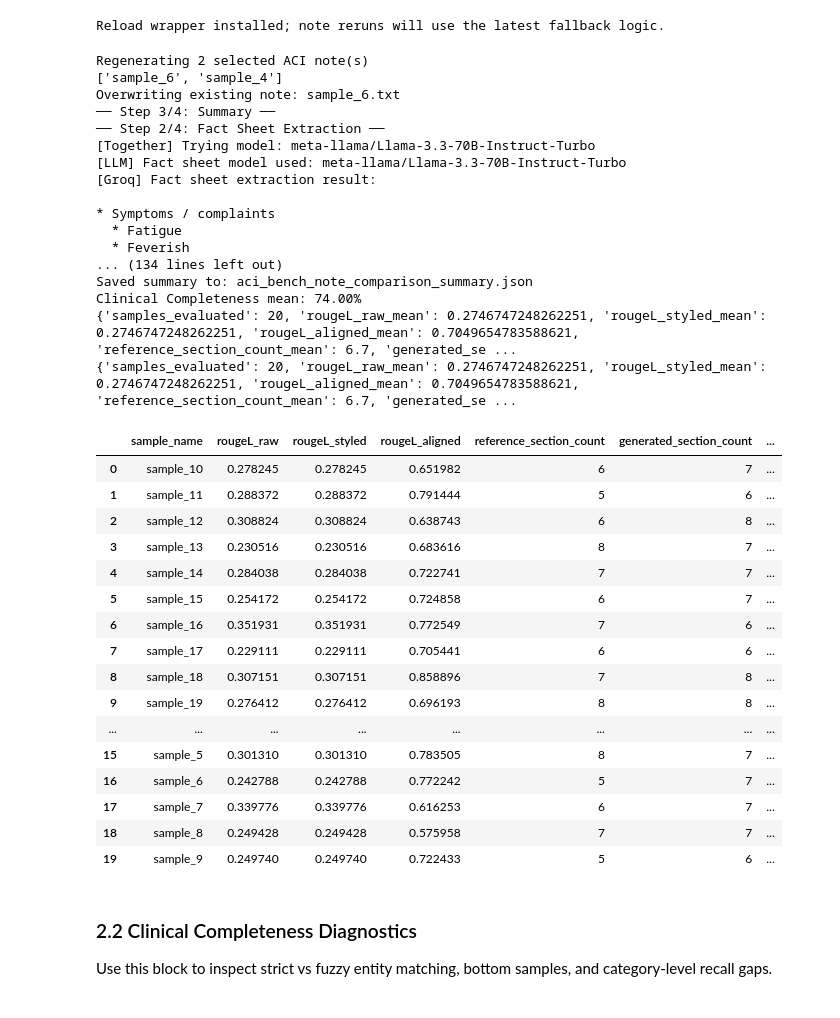
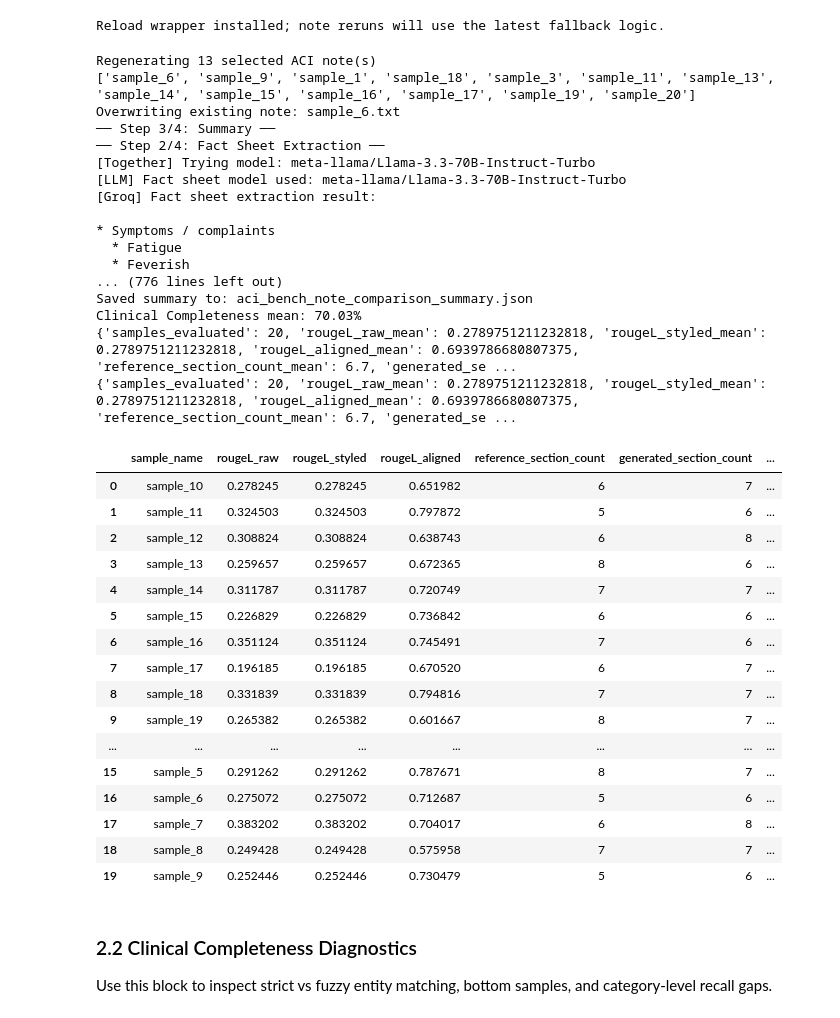
Before and after one commit to Advanced-Software-Technology-course/NLP-for-medical-records, a Jupyter notebook: evaluation/evaluation.ipynb, the cells around one changed output. Saved outputs shown, nothing was run; the diff lists cells and outputs as text; code cells hidden in the pictures.

```diff
--- a/evaluation/evaluation.ipynb
+++ b/evaluation/evaluation.ipynb
@@ -759,7 +1093,7 @@ Reload wrapper installed; note reruns will use the latest fallback logic.
 # %%
 # Regenerate only the notes listed here. Use an empty list to regenerate everything.
 # Entries can be note filenames such as sample_19.txt or sample_19_generated.txt.
-NOTE_FILES_TO_REGENERATE = ["sample_6.txt", "sample_4.txt"]
+NOTE_FILES_TO_REGENERATE = ["sample_6.txt", "sample_9.txt", "sample_1.txt", "sample_18.txt", "sample_3.txt", "sample_11.txt", "sample_13.txt", "sample_14.txt", "sample_15.txt", "sample_16.txt", "sample_17.txt", "sample_19.txt", "sample_20.txt"]
 
 def _note_entry_to_sample_name(entry):
     value = str(entry or '').strip()
@@ -778,54 +1112,54 @@ sample_names = [
     _note_entry_to_sample_name(entry)
     for entry in NOTE_FILES_TO_REGENERATE
     if _note_entry_to_sample_name(entry)
 ]
 
 if sample_names:
     print(f'Regenerating {len(sample_names)} selected ACI note(s)')
 else:
     print('NOTE_FILES_TO_REGENERATE is empty; regenerating all available ACI notes')
 
 print(sample_names if sample_names else 'all notes')
 
 generate_notes_for_samples(sample_names=sample_names or None, use_rag=False)
 results_df, summary = evaluate_aci_bench()
 print(summary)
 results_df
 # %% [output]
-Regenerating 2 selected ACI note(s)
-['sample_6', 'sample_4']
+Regenerating 13 selected ACI note(s)
+['sample_6', 'sample_9', 'sample_1', 'sample_18', 'sample_3', 'sample_11', 'sample_13', 'sample_14', 'sample_15', 'sample_16', 'sample_17', 'sample_19', 'sample_20']
 Overwriting existing note: sample_6.txt
 ── Step 3/4: Summary ──
 ── Step 2/4: Fact Sheet Extraction ──
 [Together] Trying model: meta-llama/Llama-3.3-70B-Instruct-Turbo
 [LLM] Fact sheet model used: meta-llama/Llama-3.3-70B-Instruct-Turbo
 [Groq] Fact sheet extraction result:
 
 * Symptoms / complaints
   * Fatigue
   * Feverish
-... (134 lines left out)
+... (776 lines left out)
 Saved summary to: aci_bench_note_comparison_summary.json
-Clinical Completeness mean: 74.00%
-{'samples_evaluated': 20, 'rougeL_raw_mean': 0.2746747248262251, 'rougeL_styled_mean': 0.2746747248262251, 'rougeL_aligned_mean': 0.7049654783588621, 'reference_section_count_mean': 6.7, 'generated_se ...
-{'samples_evaluated': 20, 'rougeL_raw_mean': 0.2746747248262251, 'rougeL_styled_mean': 0.2746747248262251, 'rougeL_aligned_mean': 0.7049654783588621, 'reference_section_count_mean': 6.7, 'generated_se ...
+Clinical Completeness mean: 70.03%
+{'samples_evaluated': 20, 'rougeL_raw_mean': 0.2789751211232818, 'rougeL_styled_mean': 0.2789751211232818, 'rougeL_aligned_mean': 0.6939786680807375, 'reference_section_count_mean': 6.7, 'generated_se ...
+{'samples_evaluated': 20, 'rougeL_raw_mean': 0.2789751211232818, 'rougeL_styled_mean': 0.2789751211232818, 'rougeL_aligned_mean': 0.6939786680807375, 'reference_section_count_mean': 6.7, 'generated_se ...
 |  | sample_name | rougeL_raw | rougeL_styled | rougeL_aligned | reference_section_count | generated_section_count | ... |
 | 0 | sample_10 | 0.278245 | 0.278245 | 0.651982 | 6 | 7 | ... |
-| 1 | sample_11 | 0.288372 | 0.288372 | 0.791444 | 5 | 6 | ... |
+| 1 | sample_11 | 0.324503 | 0.324503 | 0.797872 | 5 | 6 | ... |
 | 2 | sample_12 | 0.308824 | 0.308824 | 0.638743 | 6 | 8 | ... |
-| 3 | sample_13 | 0.230516 | 0.230516 | 0.683616 | 8 | 7 | ... |
-| 4 | sample_14 | 0.284038 | 0.284038 | 0.722741 | 7 | 7 | ... |
-| 5 | sample_15 | 0.254172 | 0.254172 | 0.724858 | 6 | 7 | ... |
-| 6 | sample_16 | 0.351931 | 0.351931 | 0.772549 | 7 | 6 | ... |
-| 7 | sample_17 | 0.229111 | 0.229111 | 0.705441 | 6 | 6 | ... |
-| 8 | sample_18 | 0.307151 | 0.307151 | 0.858896 | 7 | 8 | ... |
-| 9 | sample_19 | 0.276412 | 0.276412 | 0.696193 | 8 | 8 | ... |
+| 3 | sample_13 | 0.259657 | 0.259657 | 0.672365 | 8 | 6 | ... |
+| 4 | sample_14 | 0.311787 | 0.311787 | 0.720749 | 7 | 7 | ... |
+| 5 | sample_15 | 0.226829 | 0.226829 | 0.736842 | 6 | 6 | ... |
+| 6 | sample_16 | 0.351124 | 0.351124 | 0.745491 | 7 | 6 | ... |
+| 7 | sample_17 | 0.196185 | 0.196185 | 0.670520 | 6 | 7 | ... |
+| 8 | sample_18 | 0.331839 | 0.331839 | 0.794816 | 7 | 7 | ... |
+| 9 | sample_19 | 0.265382 | 0.265382 | 0.601667 | 8 | 7 | ... |
 | ... | ... | ... | ... | ... | ... | ... | ... |
-| 15 | sample_5 | 0.301310 | 0.301310 | 0.783505 | 8 | 7 | ... |
-| 16 | sample_6 | 0.242788 | 0.242788 | 0.772242 | 5 | 7 | ... |
-| 17 | sample_7 | 0.339776 | 0.339776 | 0.616253 | 6 | 7 | ... |
+| 15 | sample_5 | 0.291262 | 0.291262 | 0.787671 | 8 | 7 | ... |
+| 16 | sample_6 | 0.275072 | 0.275072 | 0.712687 | 5 | 6 | ... |
+| 17 | sample_7 | 0.383202 | 0.383202 | 0.704017 | 6 | 8 | ... |
 | 18 | sample_8 | 0.249428 | 0.249428 | 0.575958 | 7 | 7 | ... |
-| 19 | sample_9 | 0.249740 | 0.249740 | 0.722433 | 5 | 6 | ... |
+| 19 | sample_9 | 0.252446 | 0.252446 | 0.730479 | 5 | 6 | ... |
 # %% [markdown]
 ### 2.2 Clinical Completeness Diagnostics
 Use this block to inspect strict vs fuzzy entity matching, bottom samples, and category-level recall gaps.
```
Also changed, not shown: parts of 7 cells of this notebook, 18 other files.
